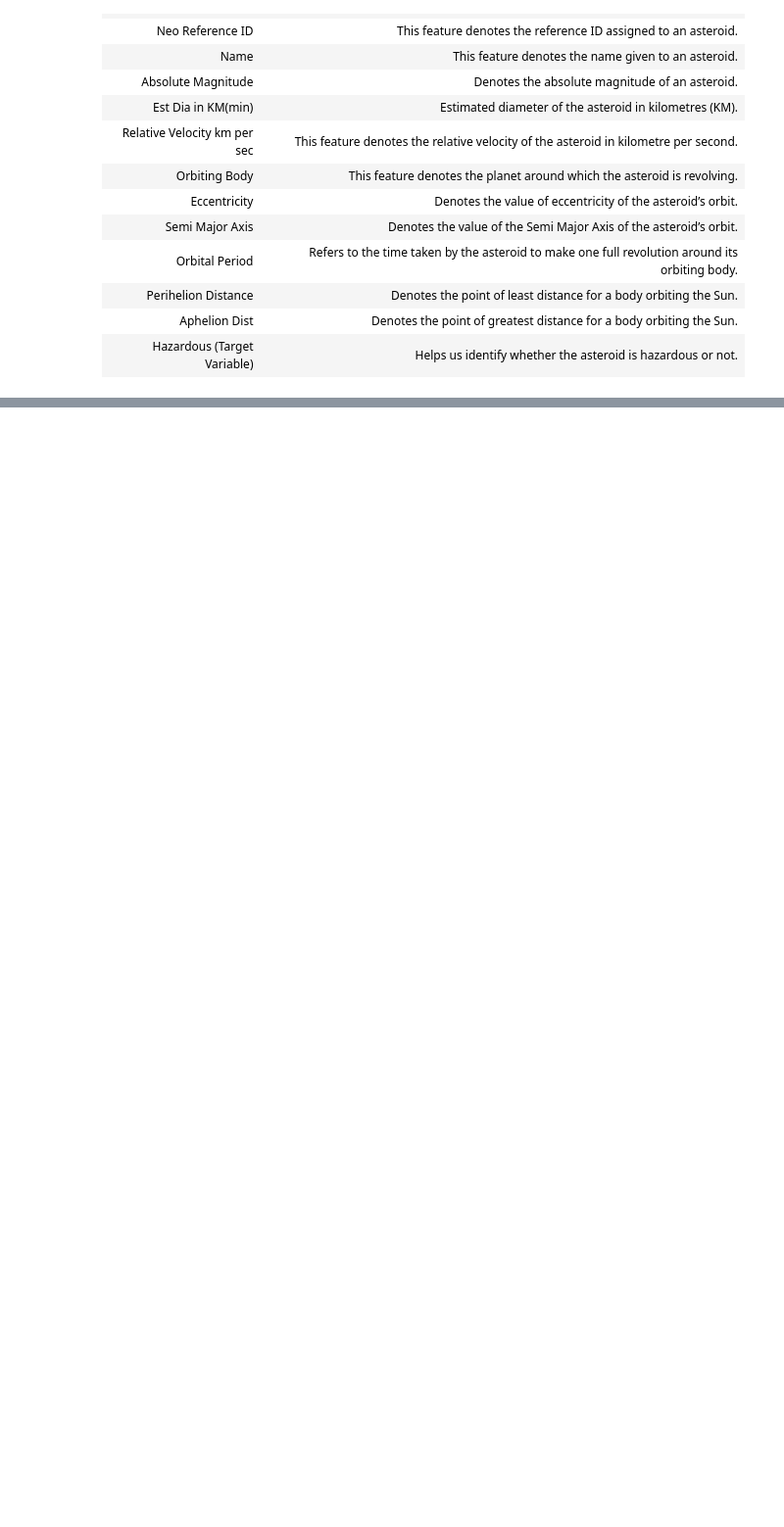
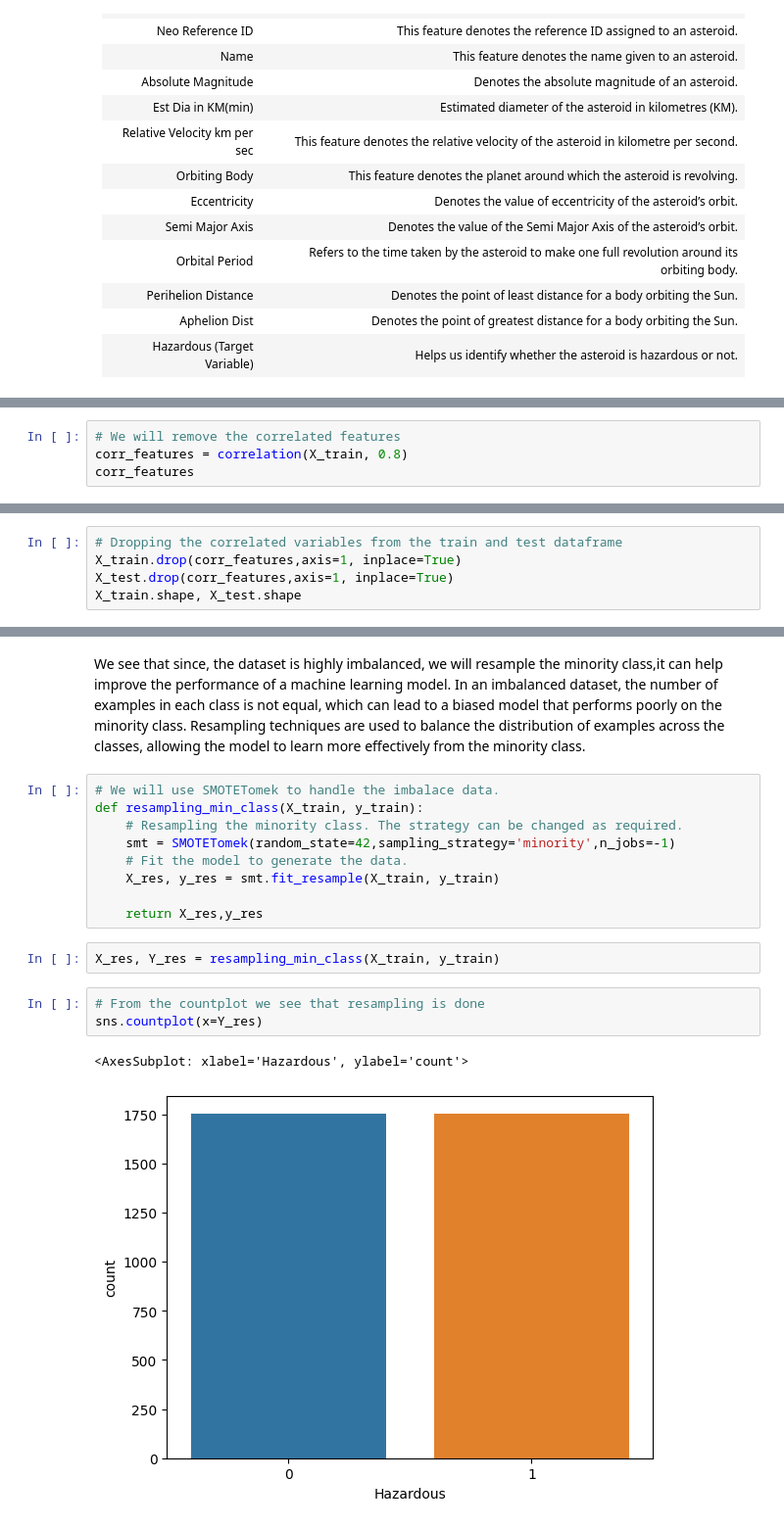
Before and after one commit to pranshuchaurasia/Machine-Learning-Algorithms, a Jupyter notebook: Supervised Algorithms/Classification/Meteorite Threat Identification/ Meteorite Threat Identification.ipynb, the cells around one changed output, grey strips where cells are left out. Shown at 98% size. Drawn from its saved outputs; the diff is of its cells as text; blank space fills up the shorter version.

```diff
--- a/Supervised Algorithms/Classification/Meteorite Threat Identification/ Meteorite Threat Identification.ipynb
+++ b/Supervised Algorithms/Classification/Meteorite Threat Identification/ Meteorite Threat Identification.ipynb
@@ -106,0 +232,4 @@ df.sample(10)
+# %%
+# We will remove the correlated features
+corr_features = correlation(X_train, 0.8)
+corr_features
@@ -106,0 +243,5 @@ df.sample(10)
+# %%
+# Dropping the correlated variables from the train and test dataframe
+X_train.drop(corr_features,axis=1, inplace=True)
+X_test.drop(corr_features,axis=1, inplace=True)
+X_train.shape, X_test.shape
@@ -106,0 +258,19 @@ df.sample(10)
+# %% [markdown]
+We see that since, the dataset is highly imbalanced, we will resample the minority class,it can help improve the performance of a machine learning model. In an imbalanced dataset, the number of examples in each class is not equal, which can lead to a biased model that performs poorly on the minority class. Resampling techniques are used to balance the distribution of examples across the classes, allowing the model to learn more effectively from the minority class.
+# %%
+# We will use SMOTETomek to handle the imbalace data.
+def resampling_min_class(X_train, y_train):
+    # Resampling the minority class. The strategy can be changed as required.
+    smt = SMOTETomek(random_state=42,sampling_strategy='minority',n_jobs=-1)
+    # Fit the model to generate the data.
+    X_res, y_res = smt.fit_resample(X_train, y_train)
+
+    return X_res,y_res
+# %%
+X_res, Y_res = resampling_min_class(X_train, y_train)
+# %%
+# From the countplot we see that resampling is done
+sns.countplot(x=Y_res)
+# %% [output]
+<AxesSubplot: xlabel='Hazardous', ylabel='count'>
+[figure, added]
```
Also changed, not shown: parts of 34 cells of this notebook.
